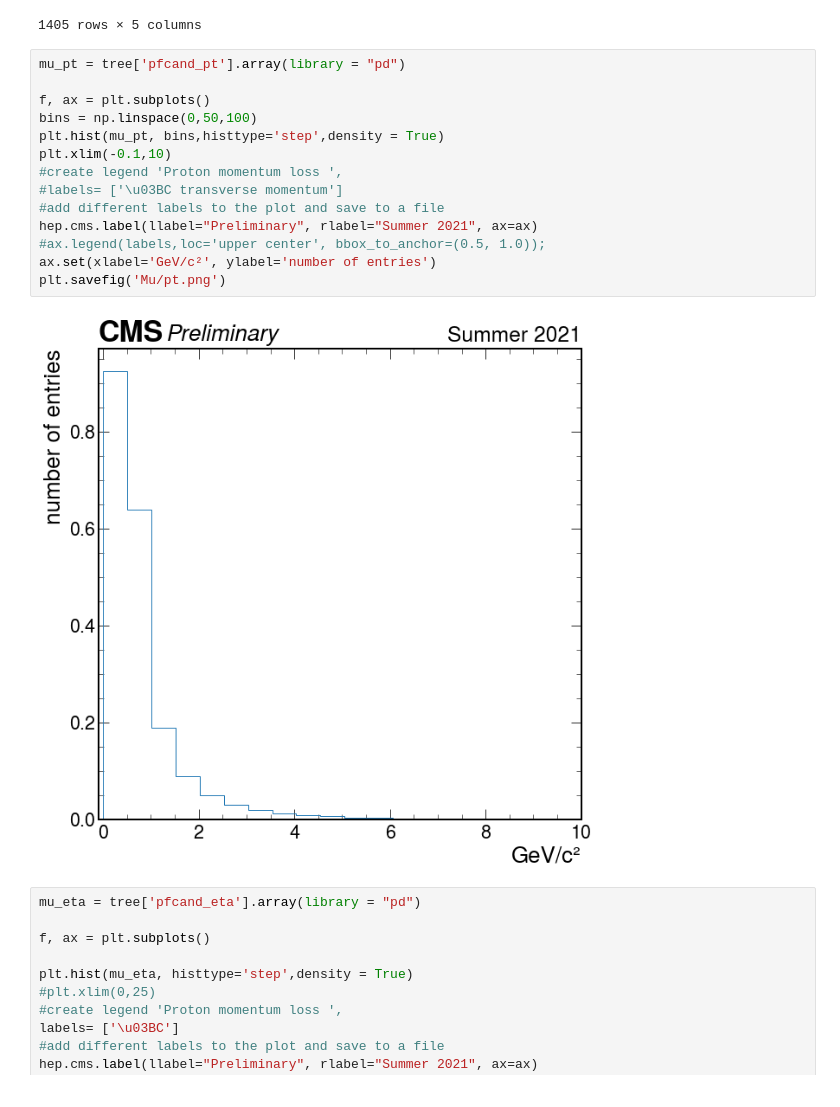
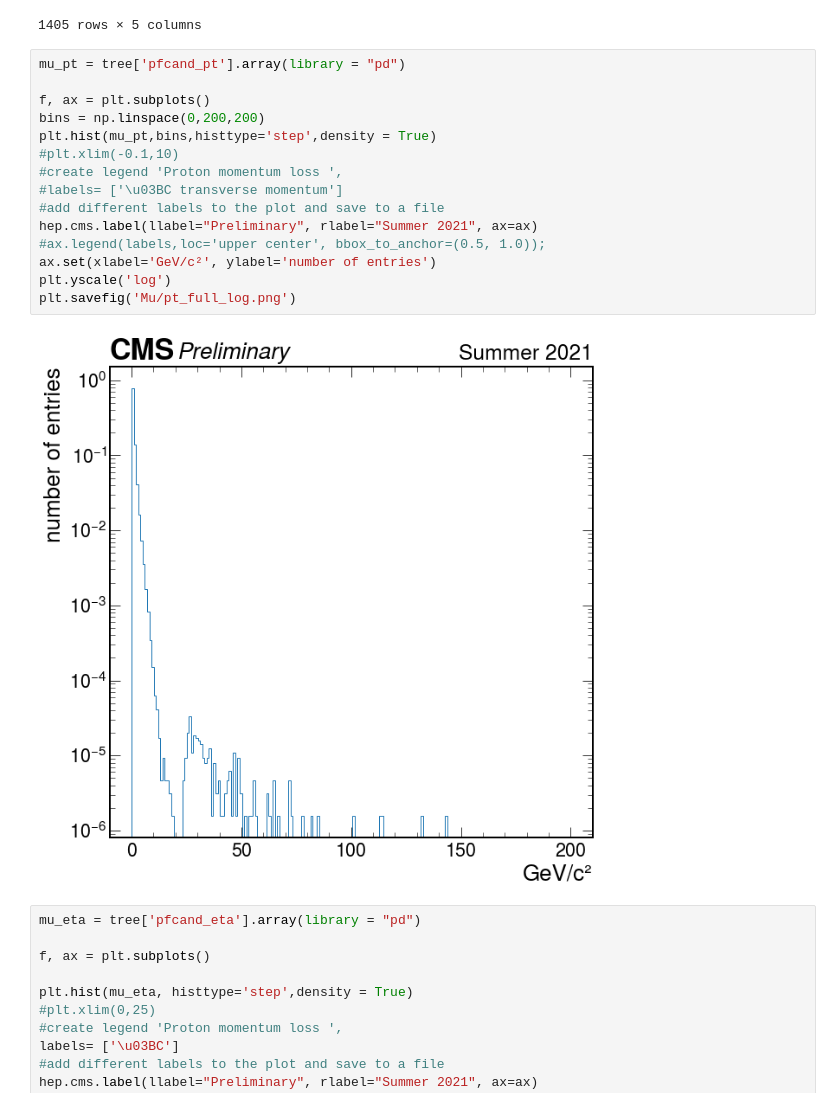
Before and after one commit to jloemker/SWAN, a Jupyter notebook: Exploration-notebook.ipynb, the cells around one changed output. Cells and saved outputs as stored; diff of their text form.

```diff
--- a/Exploration-notebook.ipynb
+++ b/Exploration-notebook.ipynb
@@ -241,19 +241,20 @@ muons.drop(['pfcand_pid'],axis=1)
 # %%
 mu_pt = tree['pfcand_pt'].array(library = "pd")
 
 f, ax = plt.subplots()
-bins = np.linspace(0,50,100)
-plt.hist(mu_pt, bins,histtype='step',density = True)
-plt.xlim(-0.1,10)
+bins = np.linspace(0,200,200)
+plt.hist(mu_pt,bins,histtype='step',density = True)
+#plt.xlim(-0.1,10)
 #create legend 'Proton momentum loss ',
 #labels= ['\u03BC transverse momentum']
 #add different labels to the plot and save to a file
 hep.cms.label(llabel="Preliminary", rlabel="Summer 2021", ax=ax)
 #ax.legend(labels,loc='upper center', bbox_to_anchor=(0.5, 1.0));
 ax.set(xlabel='GeV/c²', ylabel='number of entries')
-plt.savefig('Mu/pt.png')
+plt.yscale('log')
+plt.savefig('Mu/pt_full_log.png')
 # %% [output]
-[figure, old version]
+[figure, new version]
 # %%
 mu_eta = tree['pfcand_eta'].array(library = "pd")
 
```
Also changed, not shown: parts of 8 cells of this notebook.
